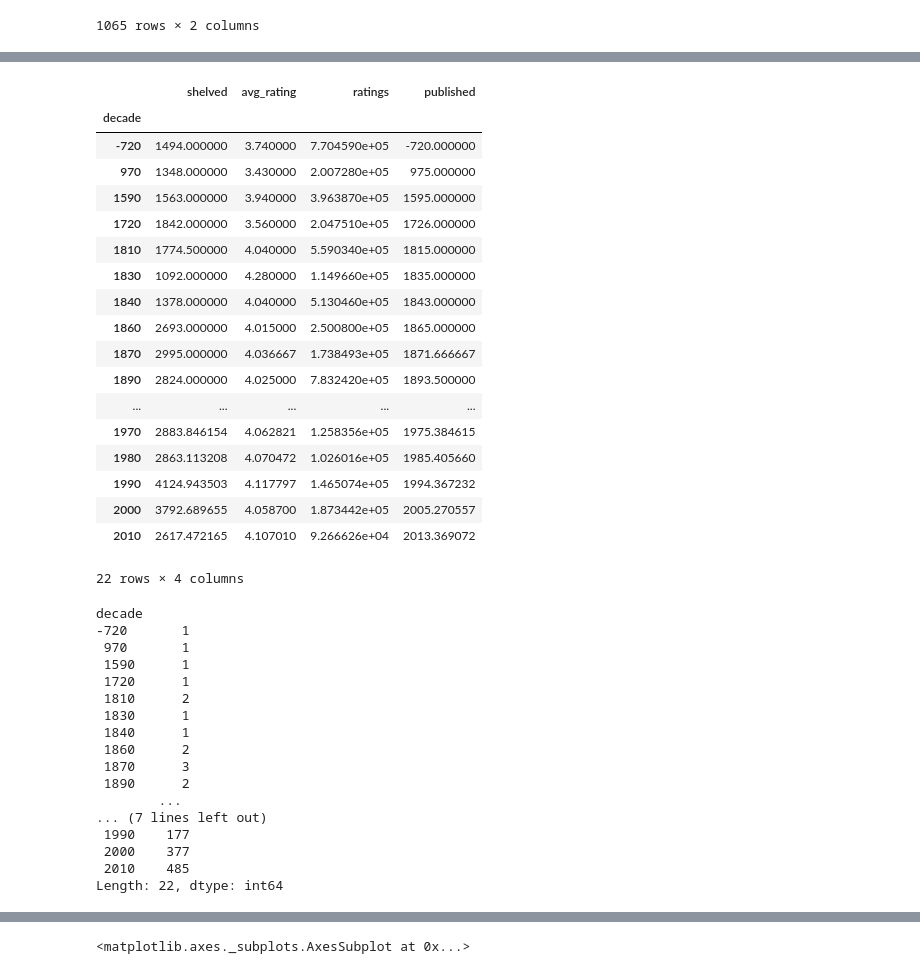
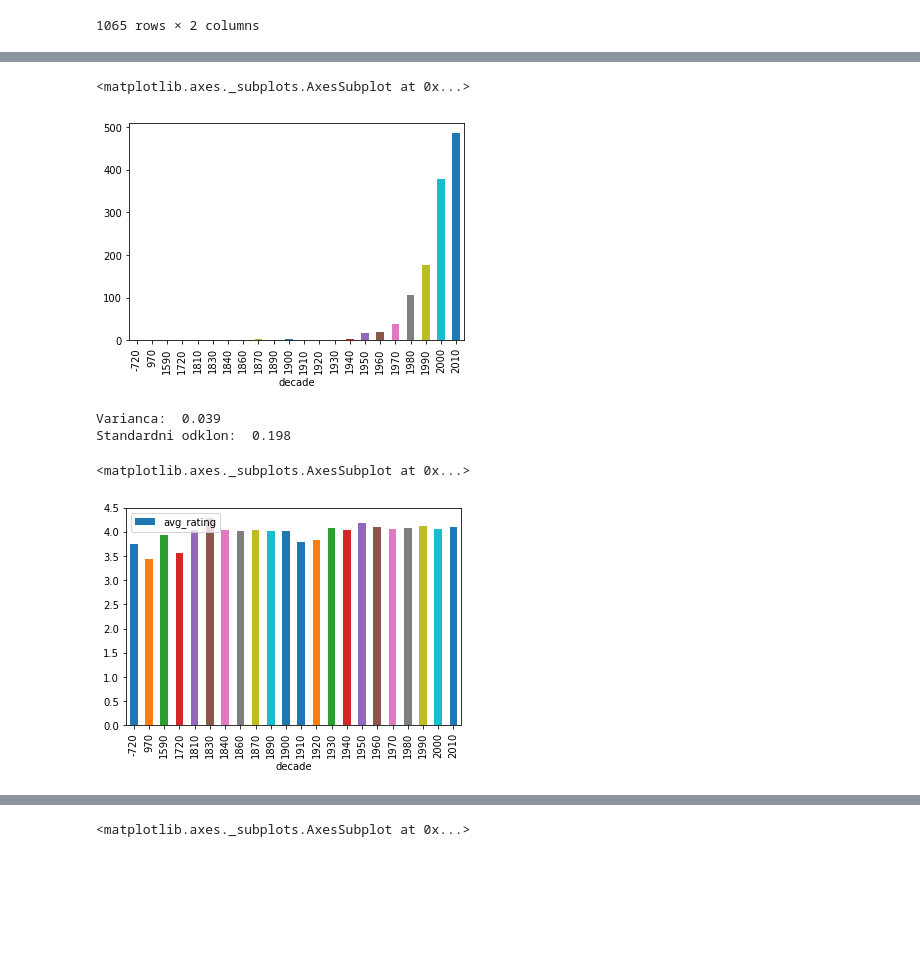
Before and after one commit to nikerzetic/programiranje-1-projektna-naloga, a Jupyter notebook: data_analysis.ipynb, the cells around one changed output, grey strips where cells are left out. Saved outputs shown, nothing was run; the diff lists cells and outputs as text; code cells hidden in the pictures; blank space fills up the shorter version.

```diff
--- a/data_analysis.ipynb
+++ b/data_analysis.ipynb
@@ -171,44 +124,18 @@ knjige
 # %%
 knjige_po_desetletjih = knjige.groupby('decade')
+# %%
+knjige_po_desetletjih.size().plot.bar(x='decade', y=None)
+# %% [output]
+<matplotlib.axes._subplots.AxesSubplot at 0x...>
+[figure, added]
+# %%
+print('Varianca: ', knjige_po_desetletjih['avg_rating'].mean().var().round(3),
+      '\nStandardni odklon: ', knjige_po_desetletjih['avg_rating'].mean().std().round(3))
+# %% [output]
+Varianca:  0.039
+Standardni odklon:  0.198
 # %%
-knjige_po_desetletjih.mean()
+knjige_po_desetletjih.mean().plot.bar(y='avg_rating')
 # %% [output]
-|  | shelved | avg_rating | ratings | published |
-| decade |  |  |  |  |
-| -720 | 1494.000000 | 3.740000 | 7.704590e+05 | -720.000000 |
-| 970 | 1348.000000 | 3.430000 | 2.007280e+05 | 975.000000 |
-| 1590 | 1563.000000 | 3.940000 | 3.963870e+05 | 1595.000000 |
-| 1720 | 1842.000000 | 3.560000 | 2.047510e+05 | 1726.000000 |
-| 1810 | 1774.500000 | 4.040000 | 5.590340e+05 | 1815.000000 |
-| 1830 | 1092.000000 | 4.280000 | 1.149660e+05 | 1835.000000 |
-| 1840 | 1378.000000 | 4.040000 | 5.130460e+05 | 1843.000000 |
-| 1860 | 2693.000000 | 4.015000 | 2.500800e+05 | 1865.000000 |
-| 1870 | 2995.000000 | 4.036667 | 1.738493e+05 | 1871.666667 |
-| 1890 | 2824.000000 | 4.025000 | 7.832420e+05 | 1893.500000 |
-| ... | ... | ... | ... | ... |
-| 1970 | 2883.846154 | 4.062821 | 1.258356e+05 | 1975.384615 |
-| 1980 | 2863.113208 | 4.070472 | 1.026016e+05 | 1985.405660 |
-| 1990 | 4124.943503 | 4.117797 | 1.465074e+05 | 1994.367232 |
-| 2000 | 3792.689655 | 4.058700 | 1.873442e+05 | 2005.270557 |
-| 2010 | 2617.472165 | 4.107010 | 9.266626e+04 | 2013.369072 |
-22 rows × 4 columns
+<matplotlib.axes._subplots.AxesSubplot at 0x...>
+[figure, added]
-# %%
-knjige_po_desetletjih.size()
-# %% [output]
-decade
--720       1
- 970       1
- 1590      1
- 1720      1
- 1810      2
- 1830      1
- 1840      1
- 1860      2
- 1870      3
- 1890      2
-        ...
-... (7 lines left out)
- 1990    177
- 2000    377
- 2010    485
-Length: 22, dtype: int64
```
Also changed, not shown: parts of 51 cells of this notebook, 1 other file.
